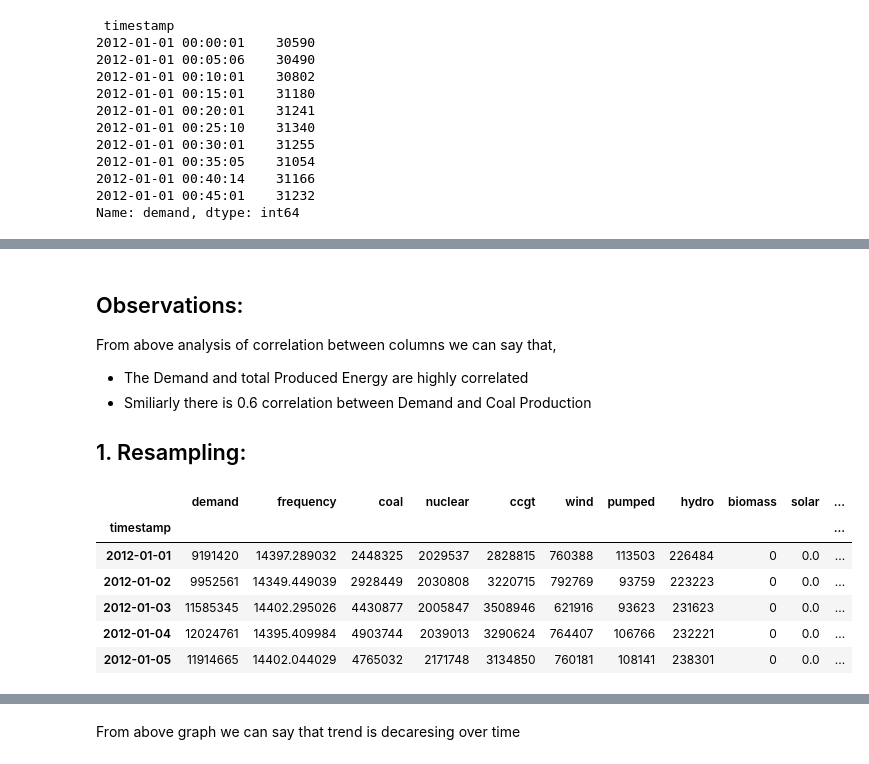
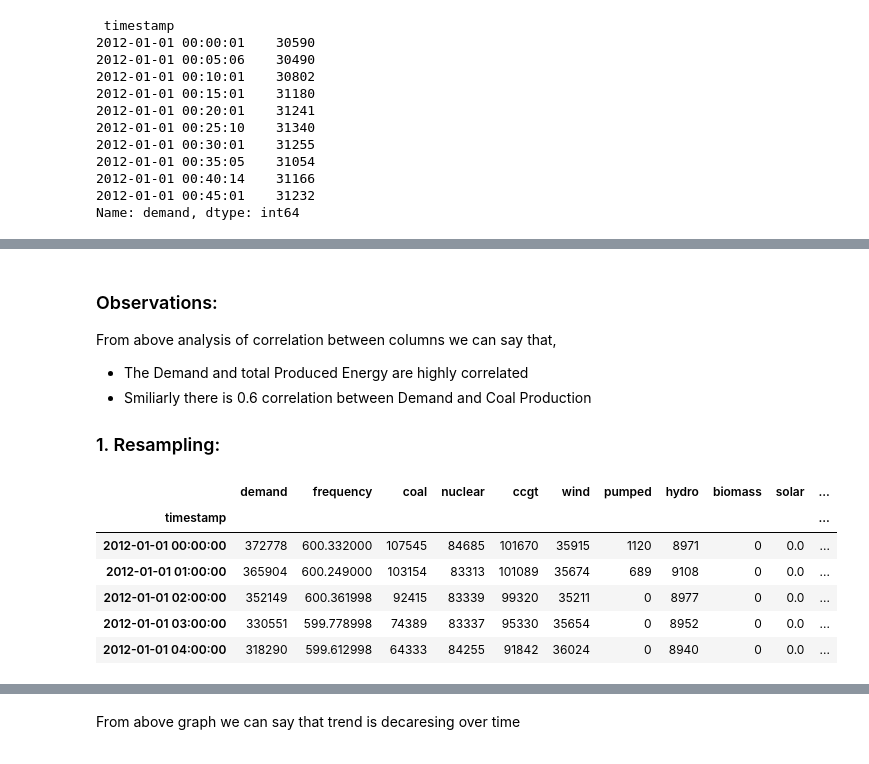
Before and after one commit to bhadreshpsavani/TimeSerierAnalysisOnCoalConsumption, a Jupyter notebook: CoalConsumptionAnalysis.ipynb, the cells around one changed output, grey strips where cells are left out. Cells and saved outputs as stored; diff of their text form; code cells hidden in the pictures.

```diff
--- a/CoalConsumptionAnalysis.ipynb
+++ b/CoalConsumptionAnalysis.ipynb
@@ -113,23 +113,23 @@ df[['demand', 'energy_produced','coal', 'nuclear', 'ccgt', 'wind', 'pumped', 'hy
 | biomass | -0.112955 | -0.083840 | -0.649068 | -0.218199 | 0.369254 | 0.300231 | -0.012562 | 0.109851 | 1.000000 | 0.143576 |
 | solar | -0.053173 | 0.281898 | -0.167465 | -0.059732 | 0.095912 | 0.054473 | -0.002637 | -0.042044 | 0.143576 | 1.000000 |
 # %% [markdown]
-## Observations:
+### Observations:
 From above analysis of correlation between columns we can say that,
 * The Demand and total Produced Energy are highly correlated
 * Smiliarly there is 0.6 correlation between Demand and Coal Production
 
-## 1. Resampling:
+### 1. Resampling:
 # %%
-data = df.resample('24H').sum()
+data = df.resample('1H').sum()
 data.head()
 # %% [output]
 |  | demand | frequency | coal | nuclear | ccgt | wind | pumped | hydro | biomass | solar | ... |
 | timestamp |  |  |  |  |  |  |  |  |  |  | ... |
-| 2012-01-01 | 9191420 | 14397.289032 | 2448325 | 2029537 | 2828815 | 760388 | 113503 | 226484 | 0 | 0.0 | ... |
-| 2012-01-02 | 9952561 | 14349.449039 | 2928449 | 2030808 | 3220715 | 792769 | 93759 | 223223 | 0 | 0.0 | ... |
-| 2012-01-03 | 11585345 | 14402.295026 | 4430877 | 2005847 | 3508946 | 621916 | 93623 | 231623 | 0 | 0.0 | ... |
-| 2012-01-04 | 12024761 | 14395.409984 | 4903744 | 2039013 | 3290624 | 764407 | 106766 | 232221 | 0 | 0.0 | ... |
-| 2012-01-05 | 11914665 | 14402.044029 | 4765032 | 2171748 | 3134850 | 760181 | 108141 | 238301 | 0 | 0.0 | ... |
+| 2012-01-01 00:00:00 | 372778 | 600.332000 | 107545 | 84685 | 101670 | 35915 | 1120 | 8971 | 0 | 0.0 | ... |
+| 2012-01-01 01:00:00 | 365904 | 600.249000 | 103154 | 83313 | 101089 | 35674 | 689 | 9108 | 0 | 0.0 | ... |
+| 2012-01-01 02:00:00 | 352149 | 600.361998 | 92415 | 83339 | 99320 | 35211 | 0 | 8977 | 0 | 0.0 | ... |
+| 2012-01-01 03:00:00 | 330551 | 599.778998 | 74389 | 83337 | 95330 | 35654 | 0 | 8952 | 0 | 0.0 | ... |
+| 2012-01-01 04:00:00 | 318290 | 599.612998 | 64333 | 84255 | 91842 | 36024 | 0 | 8940 | 0 | 0.0 | ... |
 # %%
 data.info()
 # %% [output]
```
Also changed, not shown: parts of 32 cells of this notebook.
